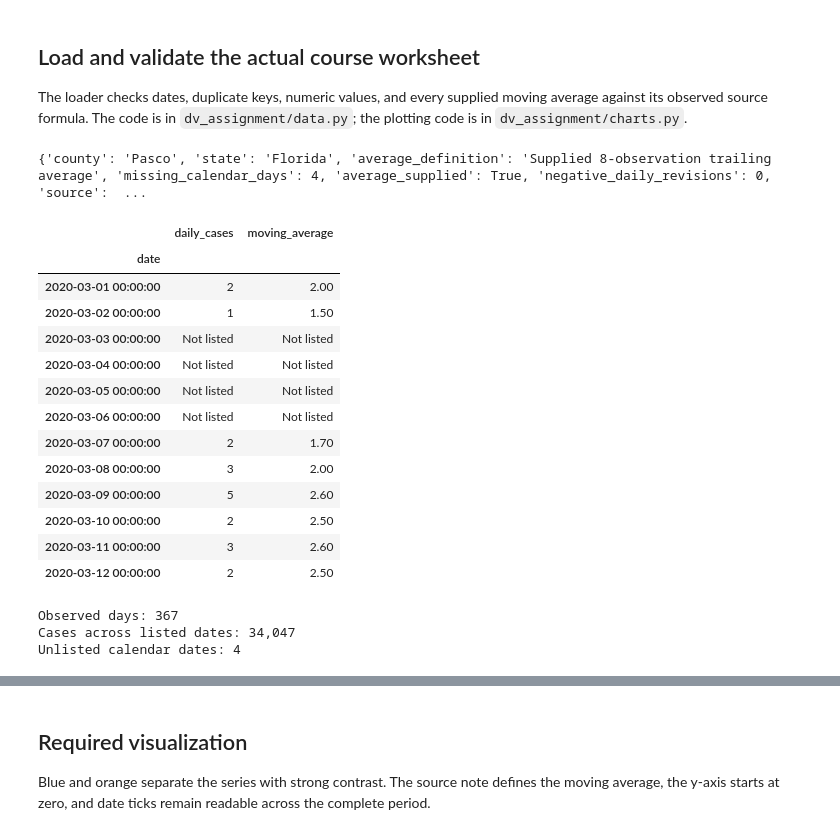
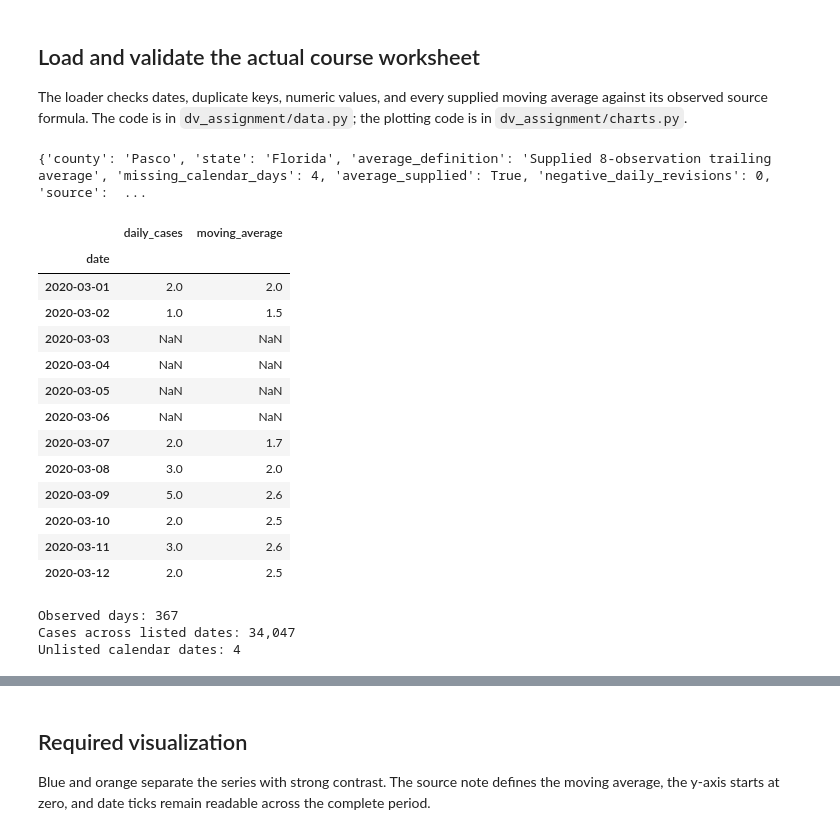
Before and after one commit to SheikhRobinEmon-USF/DV-Python-assignment, a Jupyter notebook: notebooks/02_pasco_covid.ipynb, the cells around one changed output, grey strips where cells are left out. Saved outputs shown, nothing was run; the diff lists cells and outputs as text; code cells hidden in the pictures.

```diff
--- a/notebooks/02_pasco_covid.ipynb
+++ b/notebooks/02_pasco_covid.ipynb
@@ -29,27 +29,27 @@ from dv_assignment import charts
 The loader checks dates, duplicate keys, numeric values, and every supplied moving average against its observed source formula. The code is in `dv_assignment/data.py`; the plotting code is in `dv_assignment/charts.py`.
 # %%
 data = course_county(config()['covid'], 'Pasco')
-print({key: value for key, value in data.attrs.items() if key != 'unlisted_dates'})
-display(daily_preview(data))
+print(data.attrs)
+display(data.head(12))
 print(f"Observed days: {data.daily_cases.notna().sum():,}")
 print(f"Cases across listed dates: {data.daily_cases.sum():,.0f}")
 print(f"Unlisted calendar dates: {data.attrs['missing_calendar_days']}")
 # %% [output]
 {'county': 'Pasco', 'state': 'Florida', 'average_definition': 'Supplied 8-observation trailing average', 'missing_calendar_days': 4, 'average_supplied': True, 'negative_daily_revisions': 0, 'source':  ...
 |  | daily_cases | moving_average |
 | date |  |  |
-| 2020-03-01 00:00:00 | 2 | 2.00 |
-| 2020-03-02 00:00:00 | 1 | 1.50 |
-| 2020-03-03 00:00:00 | Not listed | Not listed |
-| 2020-03-04 00:00:00 | Not listed | Not listed |
-| 2020-03-05 00:00:00 | Not listed | Not listed |
-| 2020-03-06 00:00:00 | Not listed | Not listed |
-| 2020-03-07 00:00:00 | 2 | 1.70 |
-| 2020-03-08 00:00:00 | 3 | 2.00 |
-| 2020-03-09 00:00:00 | 5 | 2.60 |
-| 2020-03-10 00:00:00 | 2 | 2.50 |
-| 2020-03-11 00:00:00 | 3 | 2.60 |
-| 2020-03-12 00:00:00 | 2 | 2.50 |
+| 2020-03-01 | 2.0 | 2.0 |
+| 2020-03-02 | 1.0 | 1.5 |
+| 2020-03-03 | NaN | NaN |
+| 2020-03-04 | NaN | NaN |
+| 2020-03-05 | NaN | NaN |
+| 2020-03-06 | NaN | NaN |
+| 2020-03-07 | 2.0 | 1.7 |
+| 2020-03-08 | 3.0 | 2.0 |
+| 2020-03-09 | 5.0 | 2.6 |
+| 2020-03-10 | 2.0 | 2.5 |
+| 2020-03-11 | 3.0 | 2.6 |
+| 2020-03-12 | 2.0 | 2.5 |
 Observed days: 367
 Cases across listed dates: 34,047
 Unlisted calendar dates: 4
```
Also changed, not shown: parts of 3 cells of this notebook, 20 other files.
